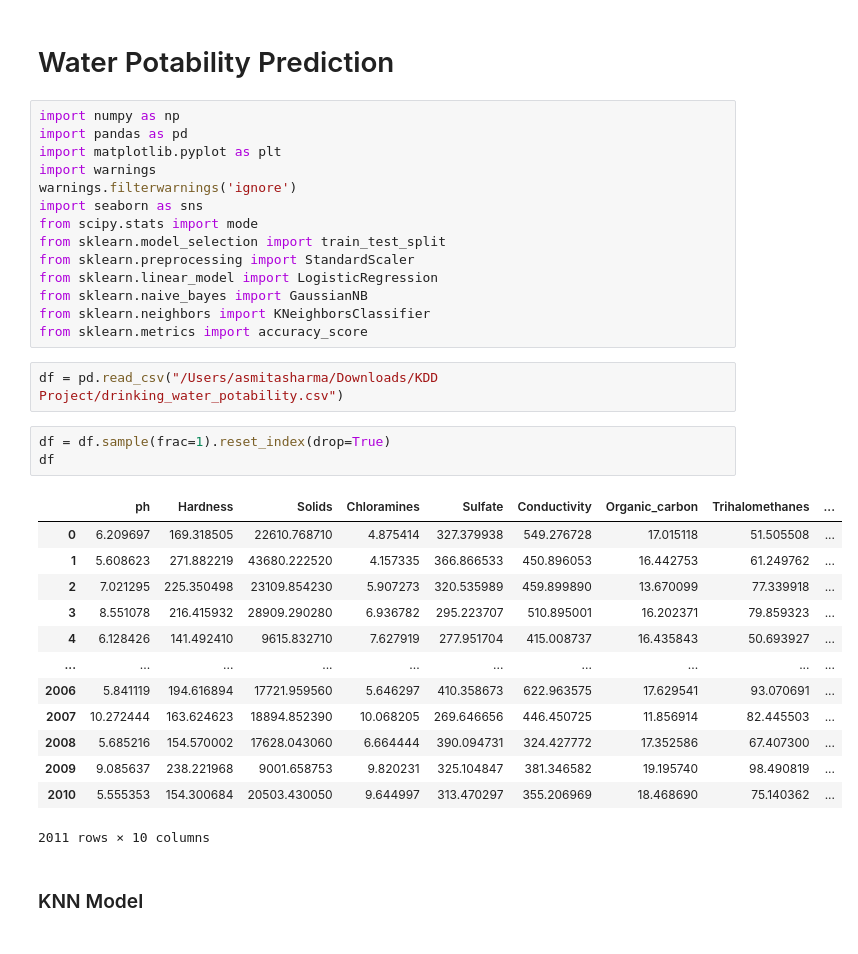
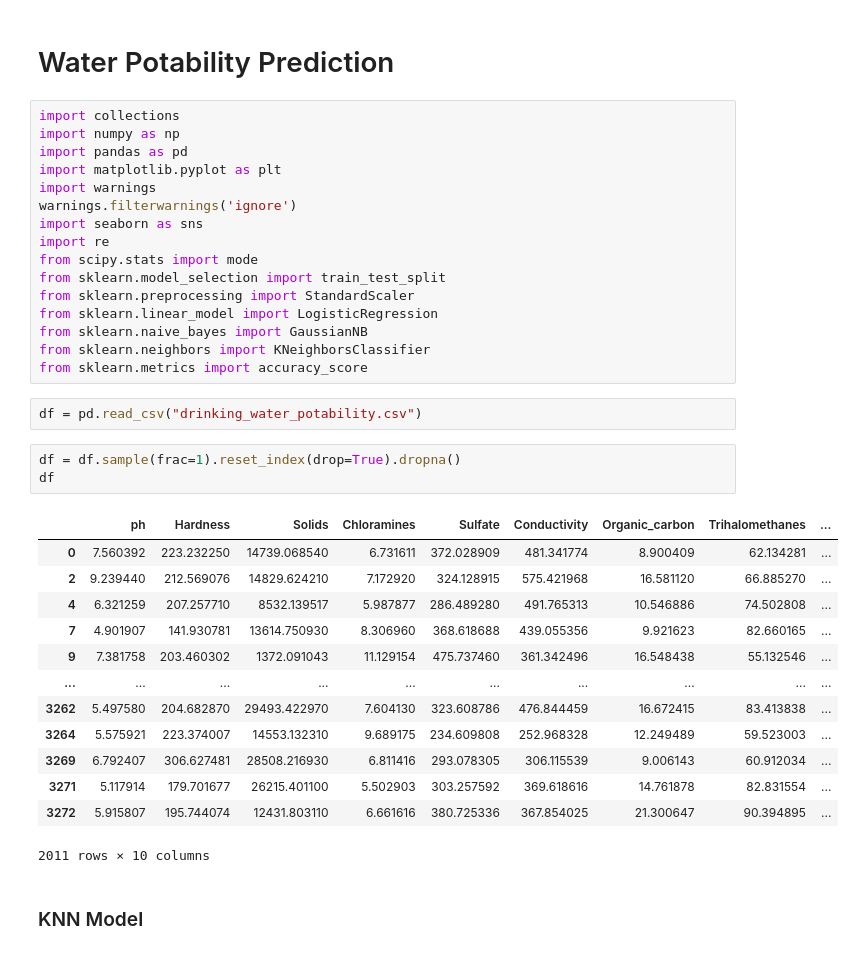
Before and after one commit to asmitasharmaa/KDD-Water_Potability_Project, a Jupyter notebook: KDD Project/water_potability_prediction.ipynb, the cells around one changed output. Saved outputs shown, nothing was run; the diff lists cells and outputs as text.

```diff
--- a/KDD Project/water_potability_prediction.ipynb
+++ b/KDD Project/water_potability_prediction.ipynb
@@ -1,12 +1,14 @@
 # %% [markdown]
 # Water Potability Prediction
 # %%
+import collections
 import numpy as np
 import pandas as pd
 import matplotlib.pyplot as plt
 import warnings
 warnings.filterwarnings('ignore')
 import seaborn as sns
+import re
 from scipy.stats import mode
 from sklearn.model_selection import train_test_split
 from sklearn.preprocessing import StandardScaler
@@ -15,23 +17,23 @@ from sklearn.naive_bayes import GaussianNB
 from sklearn.neighbors import KNeighborsClassifier
 from sklearn.metrics import accuracy_score
 # %%
-df = pd.read_csv("/Users/asmitasharma/Downloads/KDD Project/drinking_water_potability.csv")
+df = pd.read_csv("drinking_water_potability.csv")
 # %%
-df = df.sample(frac=1).reset_index(drop=True)
+df = df.sample(frac=1).reset_index(drop=True).dropna()
 df
 # %% [output]
 |  | ph | Hardness | Solids | Chloramines | Sulfate | Conductivity | Organic_carbon | Trihalomethanes | ... |
-| 0 | 6.209697 | 169.318505 | 22610.768710 | 4.875414 | 327.379938 | 549.276728 | 17.015118 | 51.505508 | ... |
-| 1 | 5.608623 | 271.882219 | 43680.222520 | 4.157335 | 366.866533 | 450.896053 | 16.442753 | 61.249762 | ... |
-| 2 | 7.021295 | 225.350498 | 23109.854230 | 5.907273 | 320.535989 | 459.899890 | 13.670099 | 77.339918 | ... |
-| 3 | 8.551078 | 216.415932 | 28909.290280 | 6.936782 | 295.223707 | 510.895001 | 16.202371 | 79.859323 | ... |
-| 4 | 6.128426 | 141.492410 | 9615.832710 | 7.627919 | 277.951704 | 415.008737 | 16.435843 | 50.693927 | ... |
+| 0 | 7.560392 | 223.232250 | 14739.068540 | 6.731611 | 372.028909 | 481.341774 | 8.900409 | 62.134281 | ... |
+| 2 | 9.239440 | 212.569076 | 14829.624210 | 7.172920 | 324.128915 | 575.421968 | 16.581120 | 66.885270 | ... |
+| 4 | 6.321259 | 207.257710 | 8532.139517 | 5.987877 | 286.489280 | 491.765313 | 10.546886 | 74.502808 | ... |
+| 7 | 4.901907 | 141.930781 | 13614.750930 | 8.306960 | 368.618688 | 439.055356 | 9.921623 | 82.660165 | ... |
+| 9 | 7.381758 | 203.460302 | 1372.091043 | 11.129154 | 475.737460 | 361.342496 | 16.548438 | 55.132546 | ... |
 | ... | ... | ... | ... | ... | ... | ... | ... | ... | ... |
-| 2006 | 5.841119 | 194.616894 | 17721.959560 | 5.646297 | 410.358673 | 622.963575 | 17.629541 | 93.070691 | ... |
-| 2007 | 10.272444 | 163.624623 | 18894.852390 | 10.068205 | 269.646656 | 446.450725 | 11.856914 | 82.445503 | ... |
-| 2008 | 5.685216 | 154.570002 | 17628.043060 | 6.664444 | 390.094731 | 324.427772 | 17.352586 | 67.407300 | ... |
-| 2009 | 9.085637 | 238.221968 | 9001.658753 | 9.820231 | 325.104847 | 381.346582 | 19.195740 | 98.490819 | ... |
-| 2010 | 5.555353 | 154.300684 | 20503.430050 | 9.644997 | 313.470297 | 355.206969 | 18.468690 | 75.140362 | ... |
+| 3262 | 5.497580 | 204.682870 | 29493.422970 | 7.604130 | 323.608786 | 476.844459 | 16.672415 | 83.413838 | ... |
+| 3264 | 5.575921 | 223.374007 | 14553.132310 | 9.689175 | 234.609808 | 252.968328 | 12.249489 | 59.523003 | ... |
+| 3269 | 6.792407 | 306.627481 | 28508.216930 | 6.811416 | 293.078305 | 306.115539 | 9.006143 | 60.912034 | ... |
+| 3271 | 5.117914 | 179.701677 | 26215.401100 | 5.502903 | 303.257592 | 369.618616 | 14.761878 | 82.831554 | ... |
+| 3272 | 5.915807 | 195.744074 | 12431.803110 | 6.661616 | 380.725336 | 367.854025 | 21.300647 | 90.394895 | ... |
 2011 rows × 10 columns
 # %% [markdown]
 ### KNN Model
```
Also changed, not shown: parts of 35 cells of this notebook, 8 other files.
